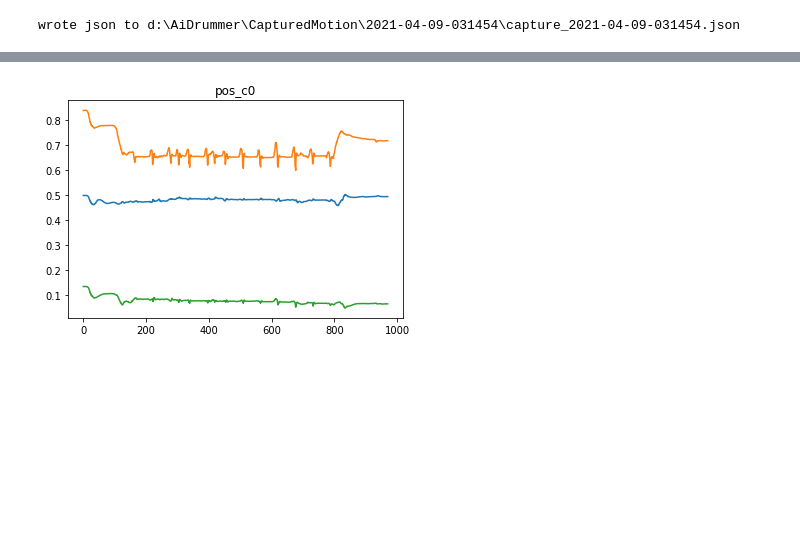
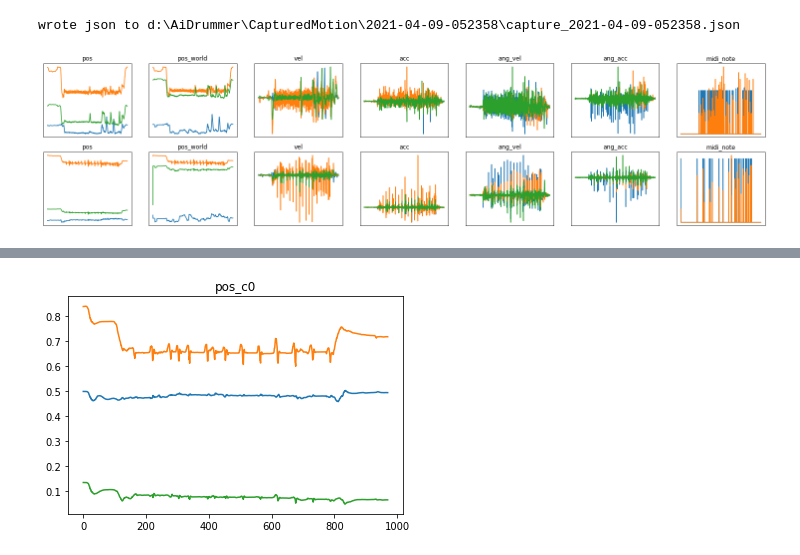
Before and after one commit to carlmoore256/VR-ML-Drumkit, a Jupyter notebook: Utils/visualize_capture.ipynb, the cells around one changed output, grey strips where cells are left out. Cells and saved outputs as stored; diff of their text form; code cells hidden in the pictures; blank space fills up the shorter version.

```diff
--- a/Utils/visualize_capture.ipynb
+++ b/Utils/visualize_capture.ipynb
@@ -9,8 +8,28 @@ ALL FILES ['../CapturedMotion/2021-04-09-014947\\pos_c0.csv', '../CapturedMotion
 # %%
 # provide no arguments to load the latest folder
 data, keys = data_utils.load_capture_data()
-# %%
-import data_utils
-data_utils.convert_capture_json()
-# %% [output]
-wrote json to d:\AiDrummer\CapturedMotion\2021-04-09-031454\capture_2021-04-09-031454.json
+# %%
+# convert the most recent capture to JSON
+data_utils.convert_capture_json()
+# %% [output]
+wrote json to d:\AiDrummer\CapturedMotion\2021-04-09-052358\capture_2021-04-09-052358.json
+# %%
+data = data_utils.load_json("../CapturedMotion/2021-04-09-052358/capture_2021-04-09-052358.json")
+# %%
+
+fig = plt.gcf()
+fig.set_size_inches(26, 6)
+index = 1
+for i, a in enumerate(data.keys()):
+    controllers = len(data.keys())
+    subplots = len(data[a].keys())
+    for j, b in enumerate(data[a].keys()):
+        plt.subplot(controllers, subplots, index)
+        plt.title(b)
+        plt.xticks([])
+        plt.yticks([])
+        plt.plot(data[a][b])
+        index += 1
+plt.show()
+# %% [output]
+[figure, added]
```
Also changed, not shown: parts of 3 cells of this notebook, 9 other files.
